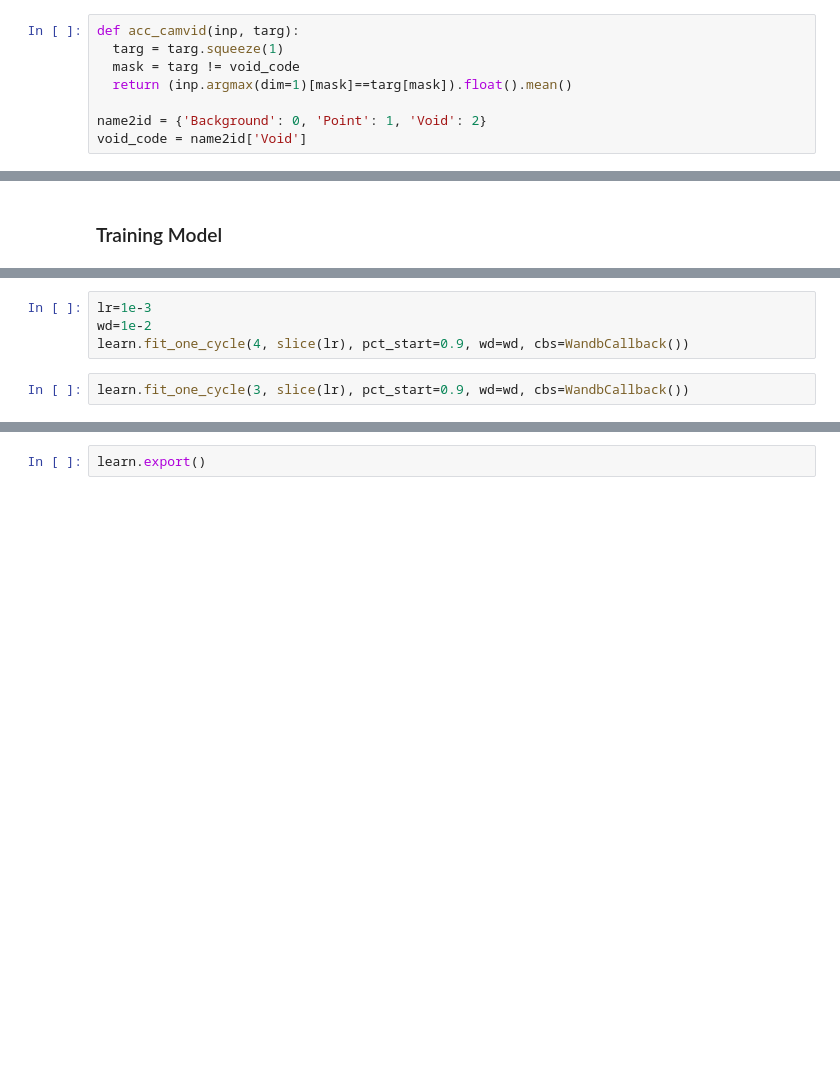
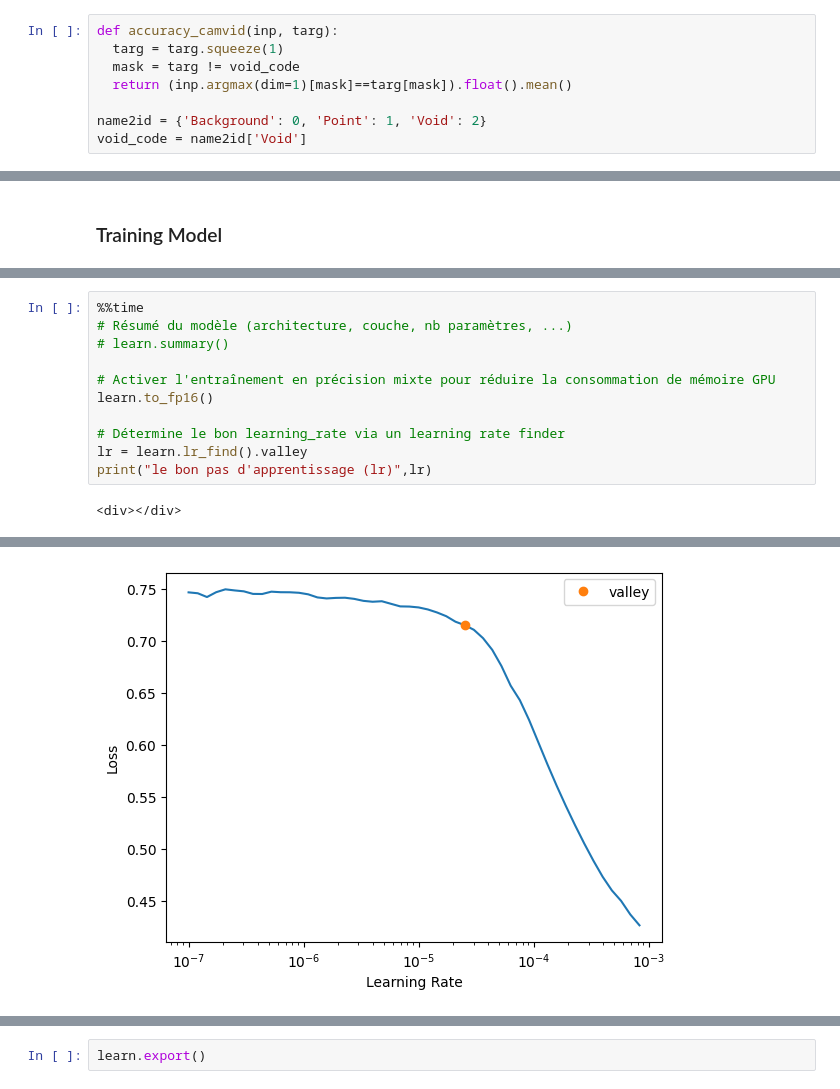
Before and after one commit to Dartsify/algorithme-de-reconnaissance, a Jupyter notebook: dartsify_unet_fastai.ipynb, the cells around one changed output, grey strips where cells are left out. Saved outputs shown, nothing was run; the diff lists cells and outputs as text; blank space fills up the shorter version.

```diff
--- a/dartsify_unet_fastai.ipynb
+++ b/dartsify_unet_fastai.ipynb
@@ -110,5 +256,5 @@ xb, yb = dls.one_batch()
 # %%
-def acc_camvid(inp, targ):
+def accuracy_camvid(inp, targ):
   targ = targ.squeeze(1)
   mask = targ != void_code
   return (inp.argmax(dim=1)[mask]==targ[mask]).float().mean()
@@ -133,6 +275,0 @@ learn.lr_find()
-# %%
-lr=1e-3
-wd=1e-2
-learn.fit_one_cycle(4, slice(lr), pct_start=0.9, wd=wd, cbs=WandbCallback())
-# %%
-learn.fit_one_cycle(3, slice(lr), pct_start=0.9, wd=wd, cbs=WandbCallback())
@@ -140,0 +276,13 @@ learn.fit_one_cycle(3, slice(lr), pct_start=0.9, wd=wd, cbs=WandbCallback())
+# %%
+%%time
+# Résumé du modèle (architecture, couche, nb paramètres, ...)
+# learn.summary()
+
+# Activer l'entraînement en précision mixte pour réduire la consommation de mémoire GPU
+learn.to_fp16()
+
+# Détermine le bon learning_rate via un learning rate finder
+lr = learn.lr_find().valley
+print("le bon pas d'apprentissage (lr)",lr)
+# %% [output]
+<div></div>
@@ -140,0 +292 @@ learn.fit_one_cycle(3, slice(lr), pct_start=0.9, wd=wd, cbs=WandbCallback())
+[figure, added]
```
Also changed, not shown: parts of 52 cells of this notebook, 11 other files.
